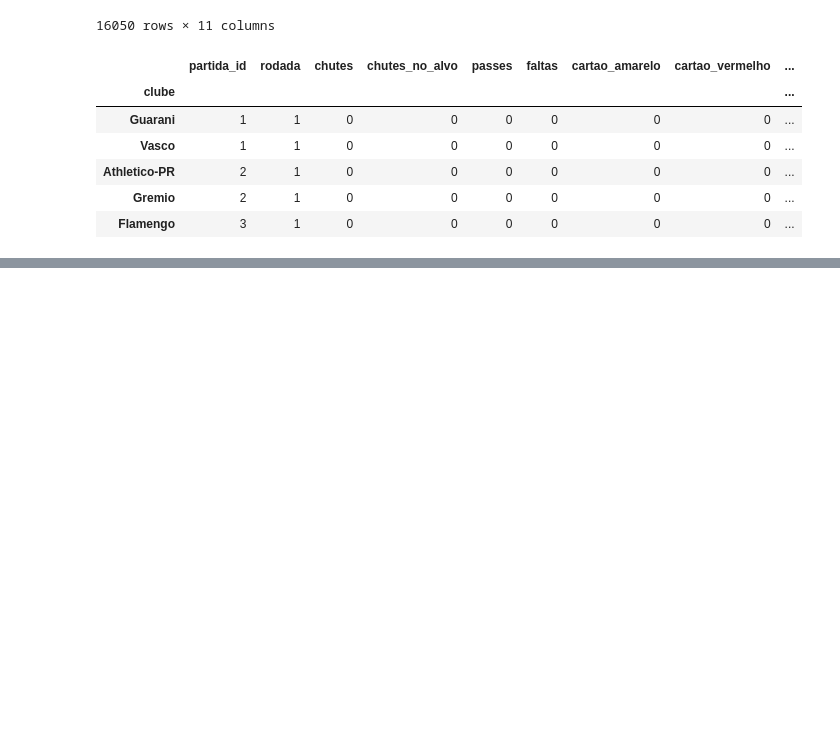
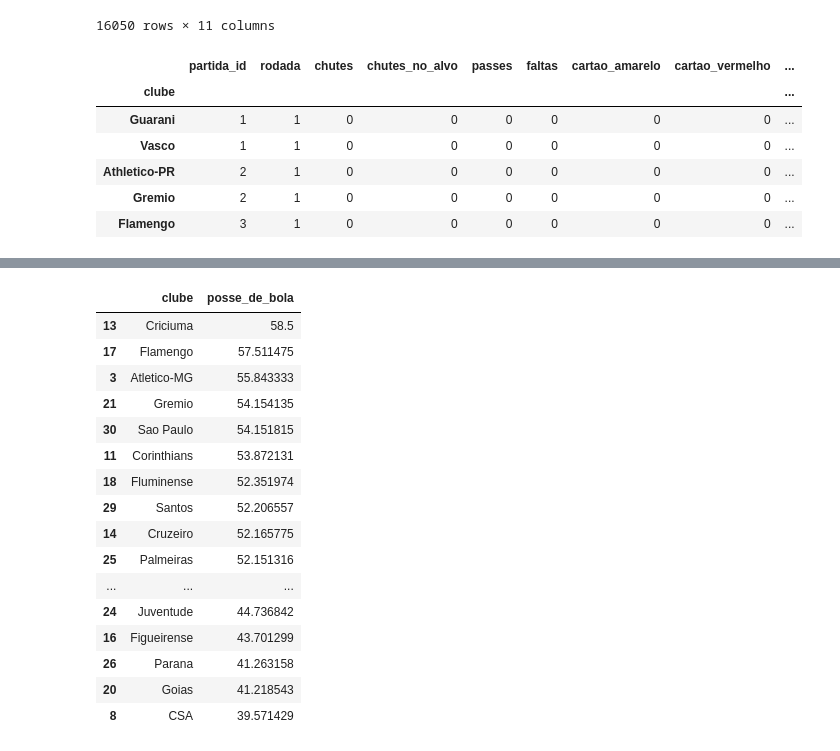
Before and after one commit to CavalaroVictor/Projeto_Modulo_II_ADA, a Jupyter notebook: project_II.ipynb, the cells around one changed output, grey strips where cells are left out. Cells and saved outputs as stored; diff of their text form; code cells hidden in the pictures; blank space fills up the shorter version.

```diff
--- a/project_II.ipynb
+++ b/project_II.ipynb
@@ -772,0 +812,31 @@ git config --global http.sslVerify false
+# %%
+# Tratando None e formato de string de porcentagem para inteiro
+
+df_estat["posse_de_bola"] = df_estat["posse_de_bola"].str.replace("None","0")
+
+df_estat["posse_de_bola"] = df_estat["posse_de_bola"].str.replace("%","")
+
+df_estat["posse_de_bola"] = df_estat["posse_de_bola"].astype("Int64")
+# %%
+# Descartando os nulos, agrupando por clube e tirando a média de porcentagem de posse de bola para cada time
+time_maior_dominio_bola =pd.DataFrame(df_estat.drop(df_estat[((df_estat["posse_de_bola"].isna()) | (df_estat["posse_de_bola"] ==0))].index).groupby("clube")["posse_de_bola"].mean())
+time_maior_dominio_bola.reset_index(inplace=True)
+time_maior_dominio_bola.sort_values(by = "posse_de_bola", ascending=False)
+# %% [output]
+|  | clube | posse_de_bola |
+| 13 | Criciuma | 58.5 |
+| 17 | Flamengo | 57.511475 |
+| 3 | Atletico-MG | 55.843333 |
+| 21 | Gremio | 54.154135 |
+| 30 | Sao Paulo | 54.151815 |
+| 11 | Corinthians | 53.872131 |
+| 18 | Fluminense | 52.351974 |
+| 29 | Santos | 52.206557 |
+| 14 | Cruzeiro | 52.165775 |
+| 25 | Palmeiras | 52.151316 |
+| ... | ... | ... |
+| 24 | Juventude | 44.736842 |
+| 16 | Figueirense | 43.701299 |
+| 26 | Parana | 41.263158 |
+| 20 | Goias | 41.218543 |
+| 8 | CSA | 39.571429 |
```
Also changed, not shown: parts of 9 cells of this notebook, 1 other file.
